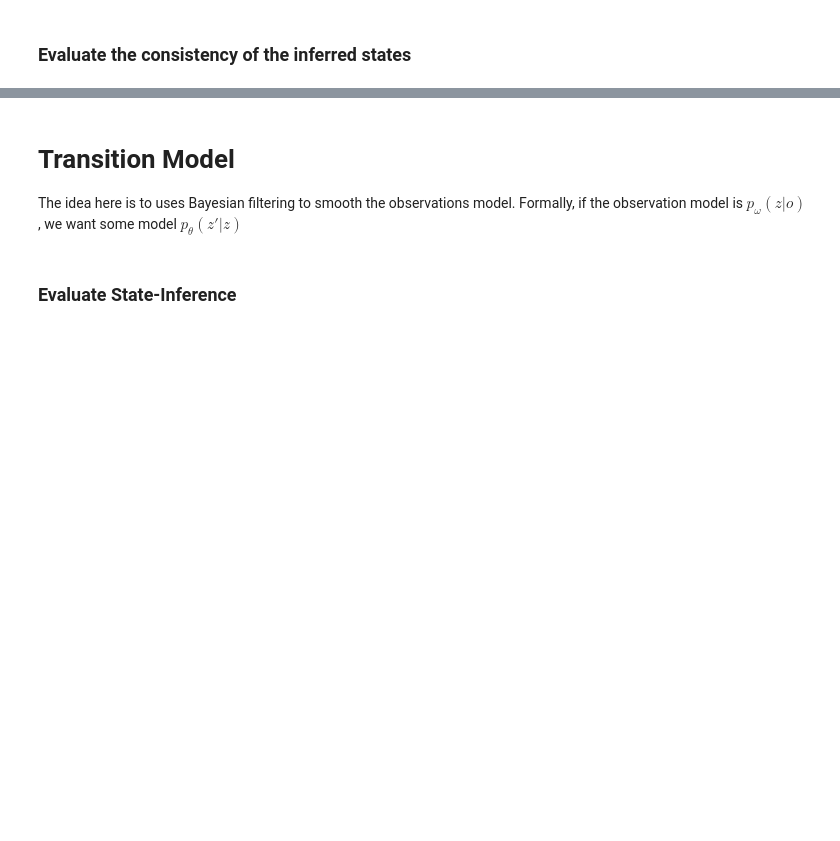
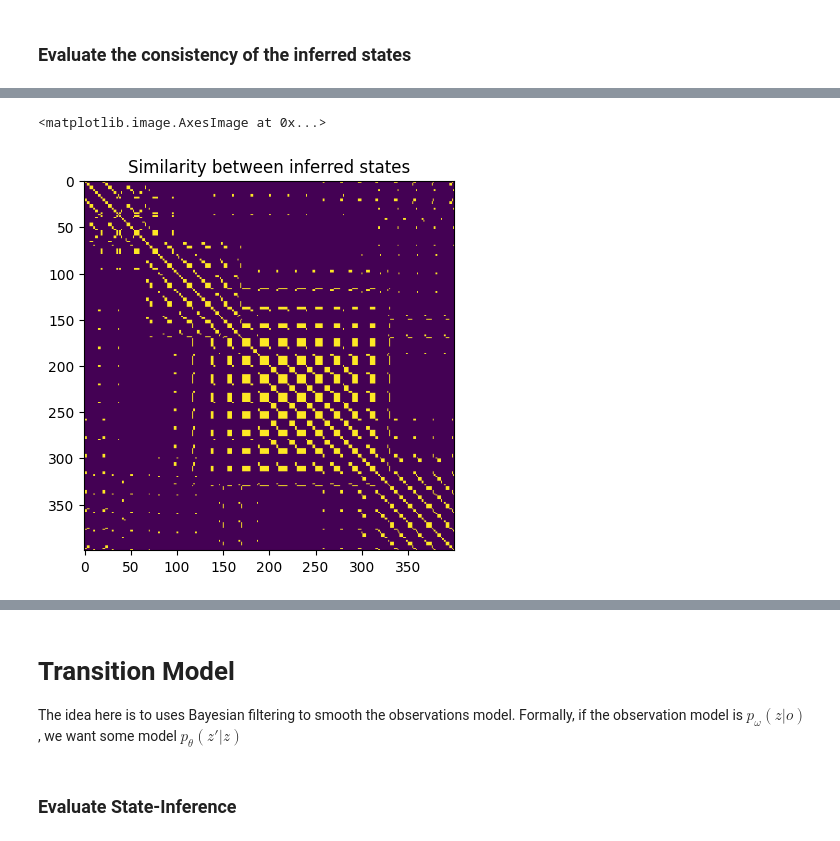
Before and after one commit to nicktfranklin/StateInference, a Jupyter notebook: notebooks/State Inference - FSQ VAE.ipynb, the cells around one changed output, grey strips where cells are left out. Saved outputs shown, nothing was run; the diff lists cells and outputs as text; code cells hidden in the pictures; blank space fills up the shorter version.

```diff
--- a/notebooks/State Inference - FSQ VAE.ipynb
+++ b/notebooks/State Inference - FSQ VAE.ipynb
@@ -535,26 +610,29 @@ sns.relplot(
 # %%
 # noise free
 obs = convert_8bit_to_float(
     torch.stack(
         [
             make_tensor(observation_model(s))
             for s in range(transition_model.n_states)
             for _ in range(1)
         ]
     )
 )[:, None, ...].to(DEVICE)
-z = vae_model.get_state(obs)
+z = vae_model.get_states(obs)
 z
 # hash_vector = np.array(
 #             [
 #                 vae_model.z_dim**ii
 #                 for ii in range(vae_model.z_layers)
 #             ]
 #         )
 
 # z = z.dot(hash_vector)
-d = pairwise_distances(z, metric=lambda x, y: np.sum(x0 == y0 for x0, y0 in zip(x, y)))
+d = pairwise_distances(z, metric=lambda x, y: x == y)
 plt.title("Similarity between inferred states")
 plt.imshow(d)
+# %% [output]
+<matplotlib.image.AxesImage at 0x...>
+[figure, added]
 # %%
 d.mean()
```
Also changed, not shown: parts of 28 cells of this notebook, 1 other file.
